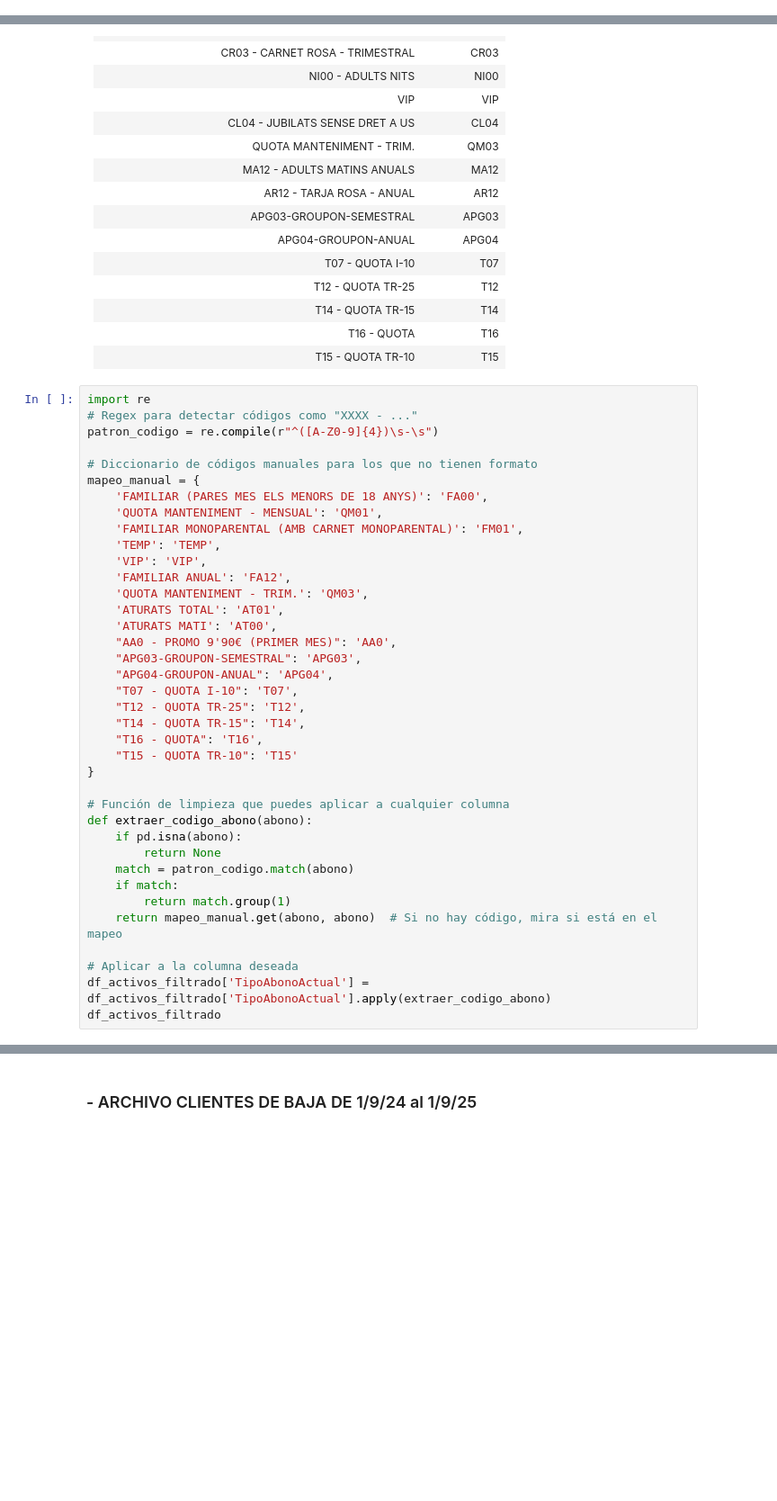
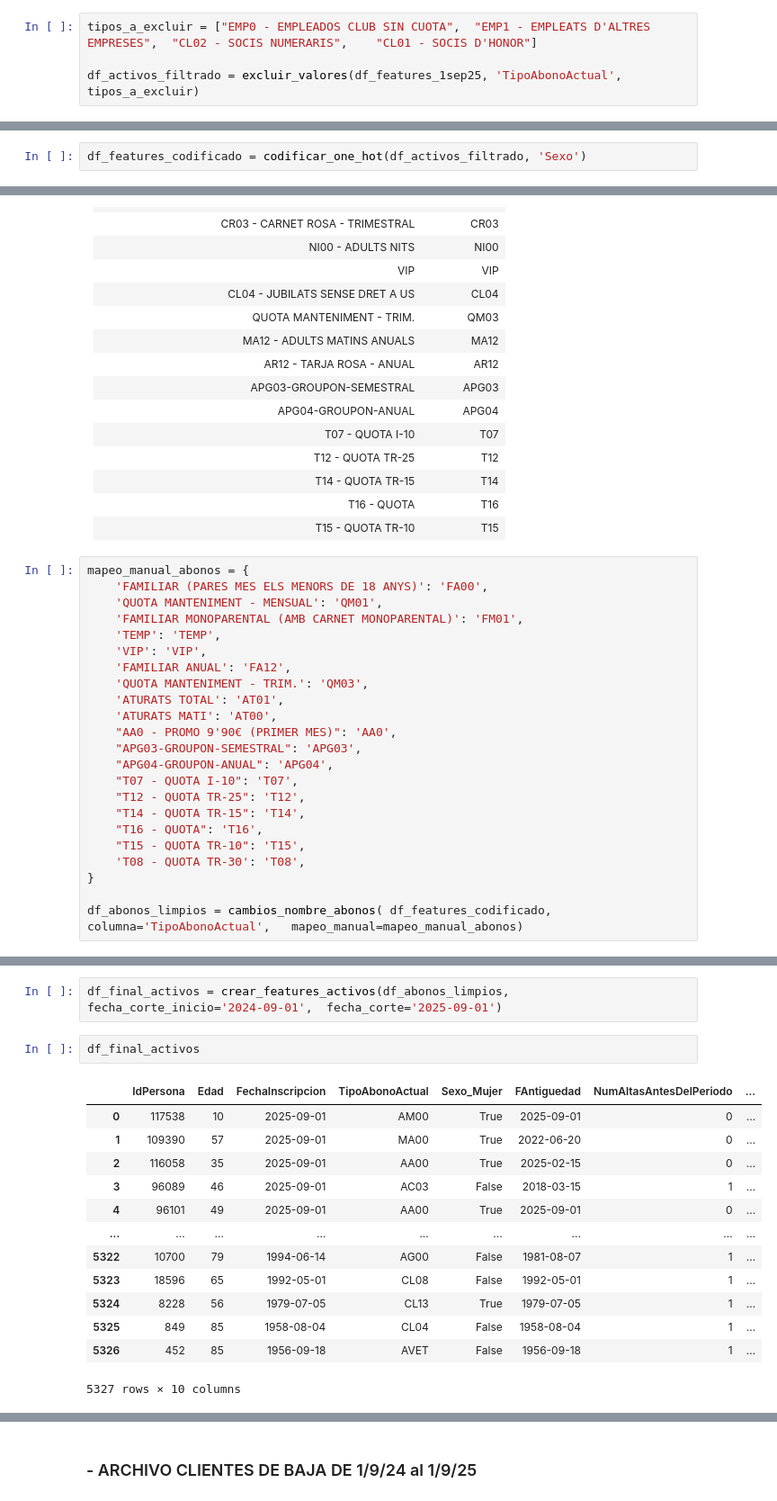
Before and after one commit to CescBlanco/TFM-FINAL, a Jupyter notebook: eda_feature_engineering/abonados.ipynb, the cells around one changed output, grey strips where cells are left out. Shown at 90% size. Saved outputs shown, nothing was run; the diff lists cells and outputs as text; blank space fills up the shorter version.

```diff
--- a/eda_feature_engineering/abonados.ipynb
+++ b/eda_feature_engineering/abonados.ipynb
@@ -305,0 +263,4 @@ df_activos_filtrado
+# %%
+tipos_a_excluir = ["EMP0 - EMPLEADOS CLUB SIN CUOTA",  "EMP1 - EMPLEATS D'ALTRES EMPRESES",  "CL02 - SOCIS NUMERARIS",    "CL01 - SOCIS D'HONOR"]
+
+df_activos_filtrado = excluir_valores(df_features_1sep25, 'TipoAbonoActual', tipos_a_excluir)
@@ -305,0 +290,2 @@ df_activos_filtrado
+# %%
+df_features_codificado = codificar_one_hot(df_activos_filtrado, 'Sexo')
@@ -354,12 +390,7 @@ df_activos_filtrado
 | T16 - QUOTA                                     | T16        |
 | T15 - QUOTA TR-10                                     | T15        |
 # %%
-import re
-# Regex para detectar códigos como "XXXX - ..."
-patron_codigo = re.compile(r"^([A-Z0-9]{4})\s-\s")
-
-# Diccionario de códigos manuales para los que no tienen formato
-mapeo_manual = {
+mapeo_manual_abonos = {
     'FAMILIAR (PARES MES ELS MENORS DE 18 ANYS)': 'FA00',
     'QUOTA MANTENIMENT - MENSUAL': 'QM01',
     'FAMILIAR MONOPARENTAL (AMB CARNET MONOPARENTAL)': 'FM01',
@@ -376,18 +407,8 @@ mapeo_manual = {
     "T12 - QUOTA TR-25": 'T12',
     "T14 - QUOTA TR-15": 'T14',
     "T16 - QUOTA": 'T16',
-    "T15 - QUOTA TR-10": 'T15'
+    "T15 - QUOTA TR-10": 'T15',
+    'T08 - QUOTA TR-30': 'T08',
 }
 
-# Función de limpieza que puedes aplicar a cualquier columna
-def extraer_codigo_abono(abono):
-    if pd.isna(abono):
-        return None
-    match = patron_codigo.match(abono)
-    if match:
-        return match.group(1)
-    return mapeo_manual.get(abono, abono)  # Si no hay código, mira si está en el mapeo
-
-# Aplicar a la columna deseada
-df_activos_filtrado['TipoAbonoActual'] = df_activos_filtrado['TipoAbonoActual'].apply(extraer_codigo_abono)
-df_activos_filtrado
+df_abonos_limpios = cambios_nombre_abonos( df_features_codificado,  columna='TipoAbonoActual',   mapeo_manual=mapeo_manual_abonos)
@@ -414,0 +522,18 @@ FUTURO TRABAJO!!!
+# %%
+df_final_activos = crear_features_activos(df_abonos_limpios, fecha_corte_inicio='2024-09-01',  fecha_corte='2025-09-01')
+# %%
+df_final_activos
+# %% [output]
+|  | IdPersona | Edad | FechaInscripcion | TipoAbonoActual | Sexo_Mujer | FAntiguedad | NumAltasAntesDelPeriodo | ... |
+| 0 | 117538 | 10 | 2025-09-01 | AM00 | True | 2025-09-01 | 0 | ... |
+| 1 | 109390 | 57 | 2025-09-01 | MA00 | True | 2022-06-20 | 0 | ... |
+| 2 | 116058 | 35 | 2025-09-01 | AA00 | True | 2025-02-15 | 0 | ... |
+| 3 | 96089 | 46 | 2025-09-01 | AC03 | False | 2018-03-15 | 1 | ... |
+| 4 | 96101 | 49 | 2025-09-01 | AA00 | True | 2025-09-01 | 0 | ... |
+| ... | ... | ... | ... | ... | ... | ... | ... | ... |
+| 5322 | 10700 | 79 | 1994-06-14 | AG00 | False | 1981-08-07 | 1 | ... |
+| 5323 | 18596 | 65 | 1992-05-01 | CL08 | False | 1992-05-01 | 1 | ... |
+| 5324 | 8228 | 56 | 1979-07-05 | CL13 | True | 1979-07-05 | 1 | ... |
+| 5325 | 849 | 85 | 1958-08-04 | CL04 | False | 1958-08-04 | 1 | ... |
+| 5326 | 452 | 85 | 1956-09-18 | AVET | False | 1956-09-18 | 1 | ... |
+5327 rows × 10 columns
```
Also changed, not shown: parts of 145 cells of this notebook, 11 other files.
